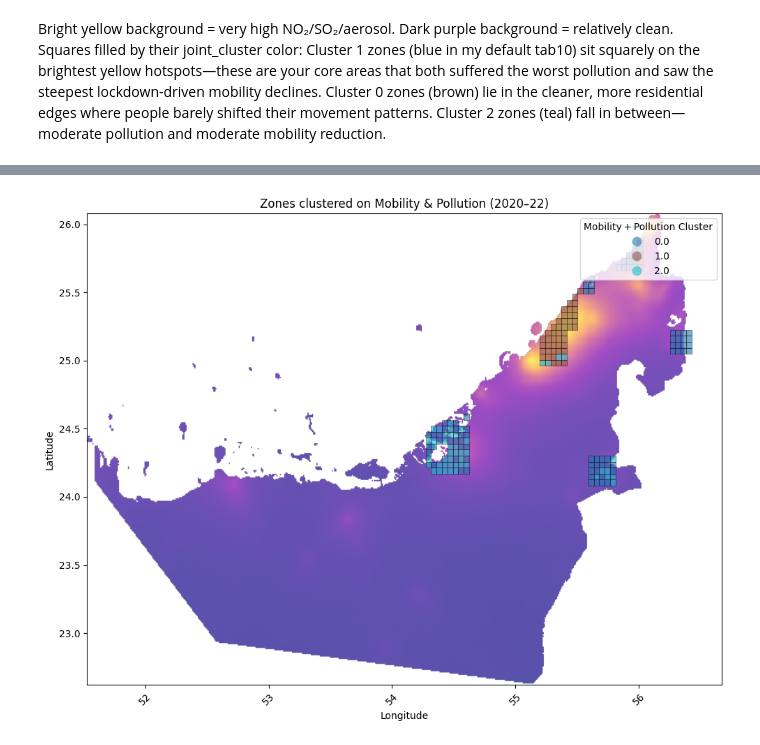
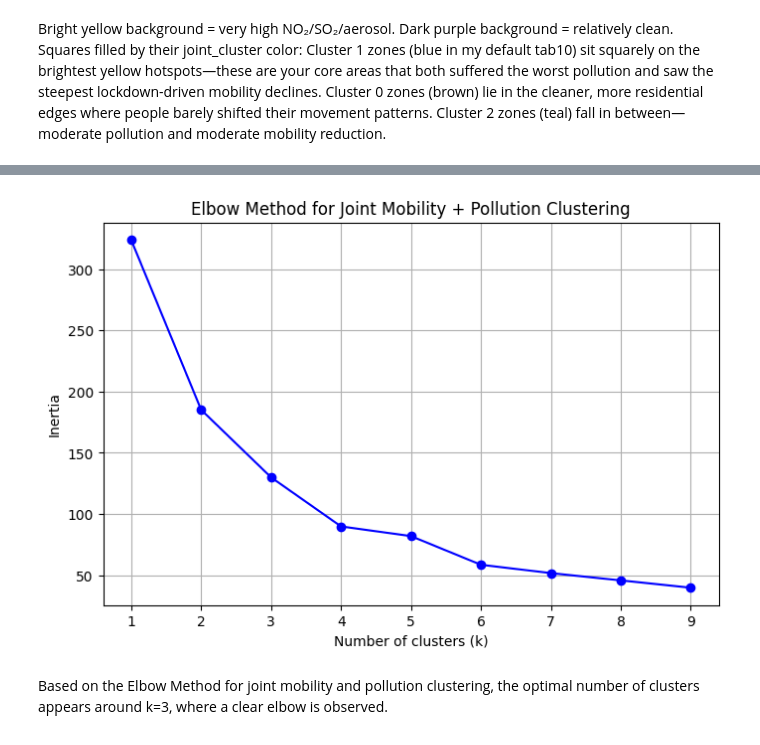
Before and after one commit to Dr-Isam-ALJAWARNEH/fds-project-geoairmob, a Jupyter notebook: GEOCODE.ipynb, the cells around one changed output, grey strips where cells are left out. Cells and saved outputs as stored; diff of their text form; code cells hidden in the pictures.

```diff
--- a/GEOCODE.ipynb
+++ b/GEOCODE.ipynb
@@ -394,6 +394,14 @@ def get_random_coords(city):
 mobility_df[['latitude', 'longitude']] = mobility_df['city'].apply(get_random_coords)
 # %%
 import geohash2
+
+# Clean mobility data before generating geohash
+mobility_df = mobility_df.dropna(subset=[
+    'latitude', 'longitude',
+    'transit_stations_percent_change_from_baseline',
+    'workplaces_percent_change_from_baseline'
+])
+
 # Step 1: Compute geohash
 mobility_df['geohash'] = mobility_df.apply(
     lambda row: geohash2.encode(row['latitude'], row['longitude'], precision=5),
@@ -405,10 +413,13 @@ mobility_df['mobility_score'] = mobility_df[
     ['transit_stations_percent_change_from_baseline', 'workplaces_percent_change_from_baseline']
 ].mean(axis=1)
 
-# ✅ Step 3: Clean out rows with NaN mobility_score or geohash
+# Step 3: Clean out rows with NaN mobility_score or geohash
 mobility_df = mobility_df.dropna(subset=['mobility_score', 'geohash'])
 
-# Step 4: Group by geohash
+# Step 4: sort for reproducibility
+mobility_df = mobility_df.sort_values(by=['geohash'])
+
+# Step 5: Group by geohash
 mobility_summary = mobility_df.groupby('geohash')['mobility_score'].mean().reset_index()
 # %%
 # Count unique geohash zones in mobility dataset
@@ -767,62 +807,46 @@ gdf = gpd.GeoDataFrame(mob_df, geometry='geometry', crs="EPSG:4326")
 
 # -- 2) Open the TIFF and sample pollution at each centroid --
 tif_url = (
     "/vsicurl/"
     "https://github.com/Dr-Isam-ALJAWARNEH/"
     "fds-project-geoairmob/raw/main/"
     "Datasets/UAE_NO2_SO2_Aerosol_Combined_2020_2022.tif"
 )
 with rasterio.open(tif_url) as src:
     composite = src.read(1)
     left, bottom, right, top = src.bounds
 
     # build a list of (lon,lat) for sampling
     centroids = [(geom.centroid.x, geom.centroid.y) for geom in gdf.geometry]
     samples = list(src.sample(centroids))
     # each sample is a 1-element array => extract [0]
     gdf['pollution'] = [s[0] for s in samples]
 
 # -- 3) Joint clustering on mobility + pollution --
 # drop any zones where we didn’t get pollution
 X = gdf[['mobility_score','pollution']].dropna()
 scaler = StandardScaler()
 X_scaled = scaler.fit_transform(X)
 
 joint_labels = KMeans(n_clusters=3, random_state=42).fit_predict(X_scaled)
-# attach back to GeoDataFrame
-gdf.loc[X.index, 'joint_cluster'] = joint_labels
 
-# -- 4) Plot composite + joint clusters --
-fig, ax = plt.subplots(figsize=(10,8))
+# Elbow Method for Mobility + Pollution
+inertia = []
+K_range = range(1, 10)
 
-# 4a) background pollution composite (plasma, semi-transparent)
-ax.imshow(
-    composite,
-    cmap='plasma',
-    alpha=0.7,
-    extent=[left, right, bottom, top],
-    origin='upper'
-)
-ax.set_aspect('equal', 'box')
+for k in K_range:
+    kmeans = KMeans(n_clusters=k, random_state=42)
+    kmeans.fit(X_scaled)
+    inertia.append(kmeans.inertia_)
 
-# 4b) overlay zones colored by the *joint* cluster
-gdf.plot(
-    ax=ax,
-    column='joint_cluster',
-    categorical=True,
-    cmap='tab10',
-    alpha=0.6,
-    edgecolor='black',
-    linewidth=0.5,
-    legend=True,
-    legend_kwds={'title': 'Mobility + Pollution Cluster'}
-)
-
-# 4c) finish
-ax.set_title("Zones clustered on Mobility & Pollution (2020–22)")
-ax.set_xlabel("Longitude"); ax.set_ylabel("Latitude")
-plt.xticks(rotation=45)
-plt.tight_layout()
+plt.figure(figsize=(8,5))
+plt.plot(K_range, inertia, 'bo-')
+plt.xlabel('Number of clusters (k)')
+plt.ylabel('Inertia')
+plt.title('Elbow Method for Joint Mobility + Pollution Clustering')
+plt.grid(True)
 plt.show()
 # %% [output]
-[figure, old version]
+[figure, new version]
+# %% [markdown]
+Based on the Elbow Method for joint mobility and pollution clustering, the optimal number of clusters appears around k=3, where a clear elbow is observed.
```
Also changed, not shown: parts of 69 cells of this notebook.
